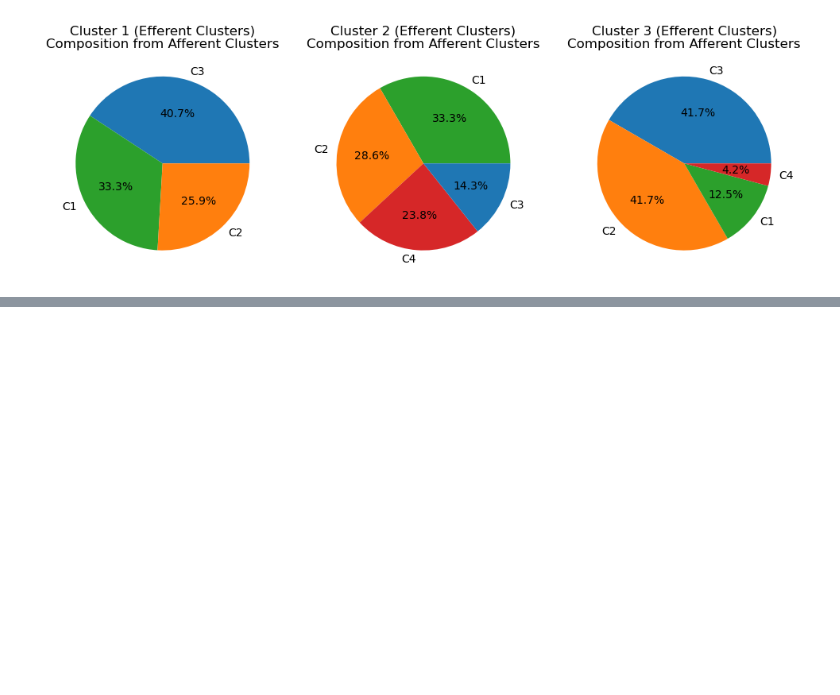
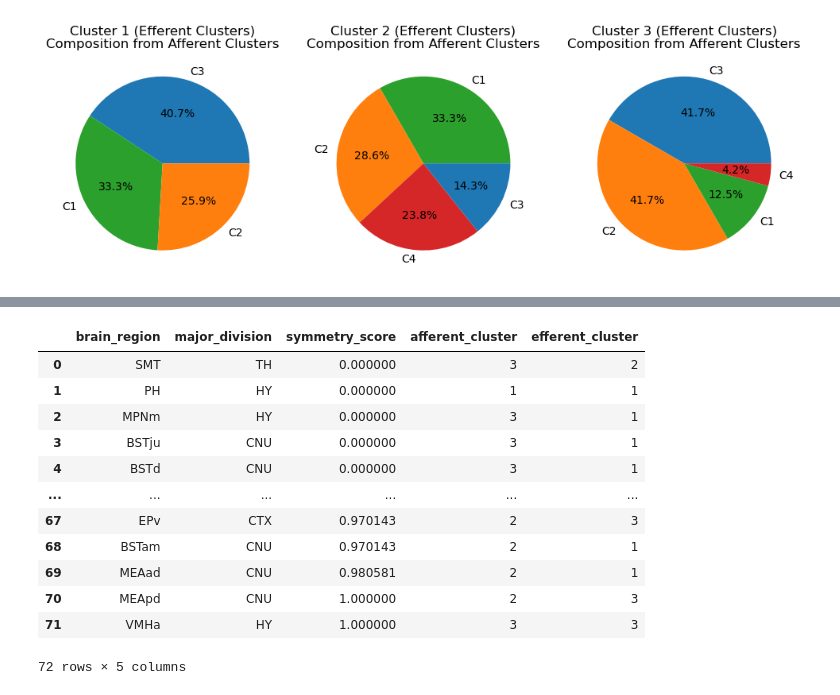
Before and after one commit to chris-weinberger/br2f_connectome, a Jupyter notebook: scripts/symmetry_analysis.ipynb, the cells around one changed output, grey strips where cells are left out. Saved outputs shown, nothing was run; the diff lists cells and outputs as text; code cells hidden in the pictures; blank space fills up the shorter version.

Commit message:
bug fixes, now include cluster assignment in symmetry score file

```diff
--- a/scripts/symmetry_analysis.ipynb
+++ b/scripts/symmetry_analysis.ipynb
@@ -161,9 +161,9 @@ for col in df_avg_from.columns:
         high_symmetry.append(col)
 
     if sim == 0:
-        zero_movement.append(col)
+        zero_symmetry.append(col)
     elif sim == 1:
-        complete_movement.append(col)
+        complete_symmetry.append(col)
 
 # 3. Plot the Histogram
 plt.figure(figsize=(10, 6))
@@ -662,0 +606,30 @@ final_df_sorted.to_csv('../output/brain_regions_symmetry_score.csv')
+# %%
+# merge
+final_df_sorted_clusters = final_df_sorted.merge(
+    cluster_df,
+    left_on='brain_region',
+    right_on='Col',
+    how='left'
+)
+# %%
+# rename columns
+final_df_sorted_clusters = final_df_sorted_clusters.rename(columns={'Cluster1': 'afferent_cluster', 'Cluster2': 'efferent_cluster'})
+# %%
+# drop 'Col' redundant column
+final_df_sorted_clusters = final_df_sorted_clusters.drop('Col',axis=1)
+# %%
+final_df_sorted_clusters
+# %% [output]
+|  | brain_region | major_division | symmetry_score | afferent_cluster | efferent_cluster |
+| 0 | SMT | TH | 0.000000 | 3 | 2 |
+| 1 | PH | HY | 0.000000 | 1 | 1 |
+| 2 | MPNm | HY | 0.000000 | 3 | 1 |
+| 3 | BSTju | CNU | 0.000000 | 3 | 1 |
+| 4 | BSTd | CNU | 0.000000 | 3 | 1 |
+| ... | ... | ... | ... | ... | ... |
+| 67 | EPv | CTX | 0.970143 | 2 | 3 |
+| 68 | BSTam | CNU | 0.970143 | 2 | 1 |
+| 69 | MEAad | CNU | 0.980581 | 2 | 1 |
+| 70 | MEApd | CNU | 1.000000 | 2 | 3 |
+| 71 | VMHa | HY | 1.000000 | 3 | 3 |
+72 rows × 5 columns
```
Also changed, not shown: parts of 12 cells of this notebook, 1 other file.
